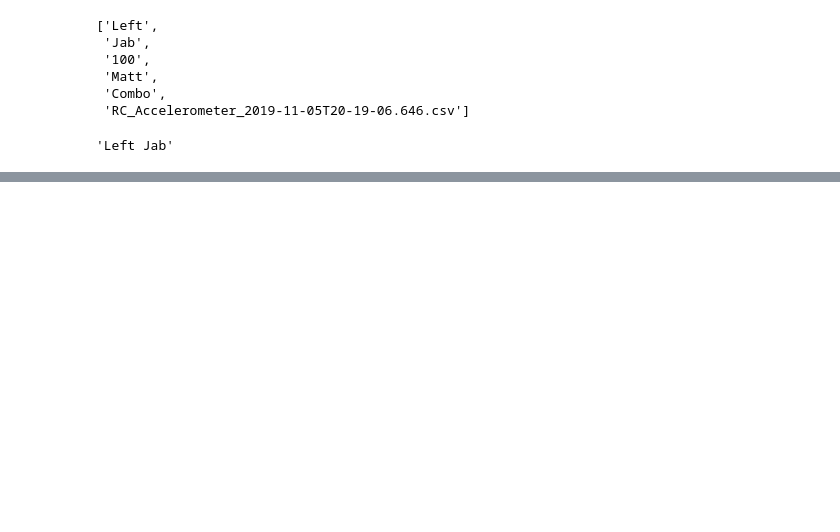
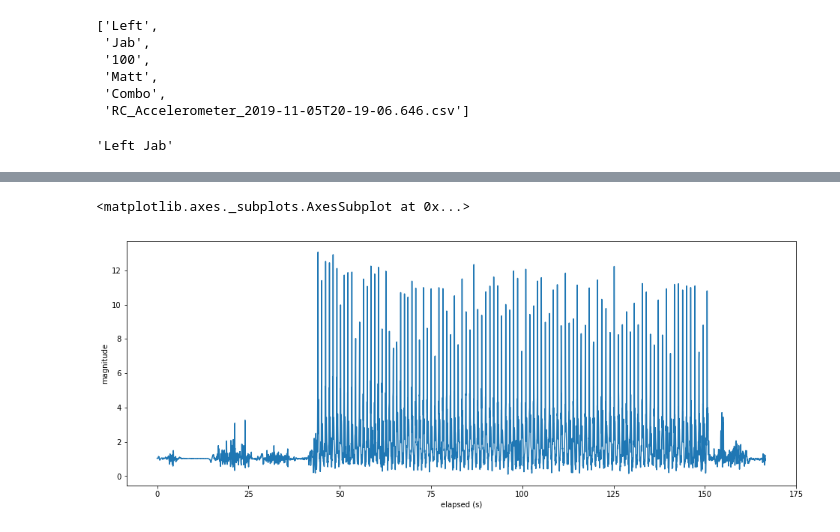
Before and after one commit to mdhwang/Punch-Buddy-Fight-Club, a Jupyter notebook: Folder Navi Test.ipynb, the cells around one changed output, grey strips where cells are left out. Saved outputs shown, nothing was run; the diff lists cells and outputs as text; code cells hidden in the pictures; blank space fills up the shorter version.

```diff
--- a/Folder Navi Test.ipynb
+++ b/Folder Navi Test.ipynb
@@ -92,0 +169,7 @@ count
+# %%
+gyro_data = pd.read_csv(files[1])
+# %%
+drop_cols = ['epoch (ms)','time (-08:00)']
+accel_data = accel_data.drop(drop_cols,axis=1)
+gyro_data = gyro_data.drop(drop_cols,axis=1)
+gyro_data = gyro_data.drop(['elapsed (s)'],axis=1)
@@ -92,0 +197,2 @@ count
+# %%
+combined = accel_data.merge(gyro_data,how="outer", left_index=True, right_index=True)
@@ -92,0 +210,2 @@ count
+# %%
+combined["magnitude"] = np.sqrt(combined["X-Axis (g)"]**2+combined["Y-Axis (g)"]**2+combined["Z-Axis (g)"]**2)
@@ -92,0 +246,8 @@ count
+# %%
+plt.figure(figsize=(16, 6))
+sb.lineplot(combined["elapsed (s)"],combined["magnitude"])
+# for each in events:
+#     plt.axvline(each,color="r")
+# %% [output]
+<matplotlib.axes._subplots.AxesSubplot at 0x...>
+[figure, added]
```
Also changed, not shown: parts of 17 cells of this notebook, 4 other files.
